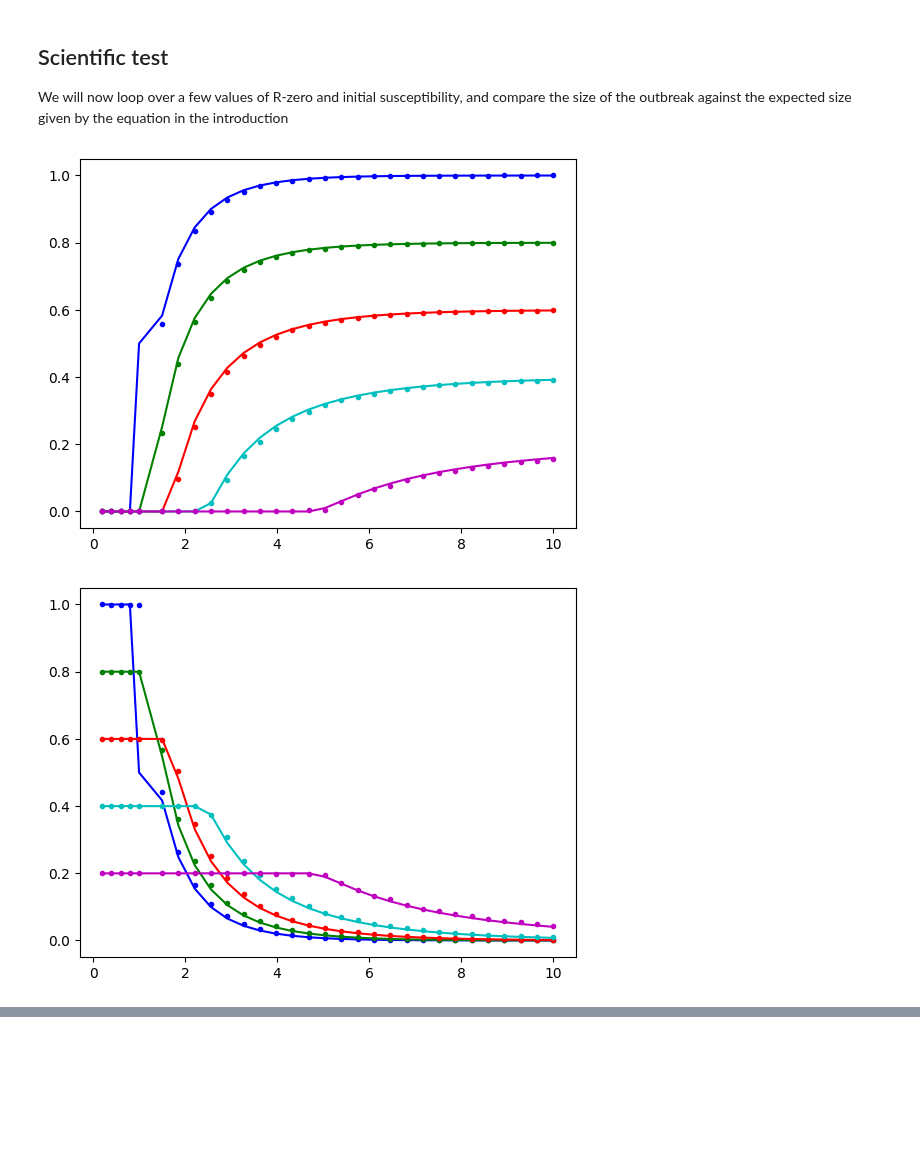
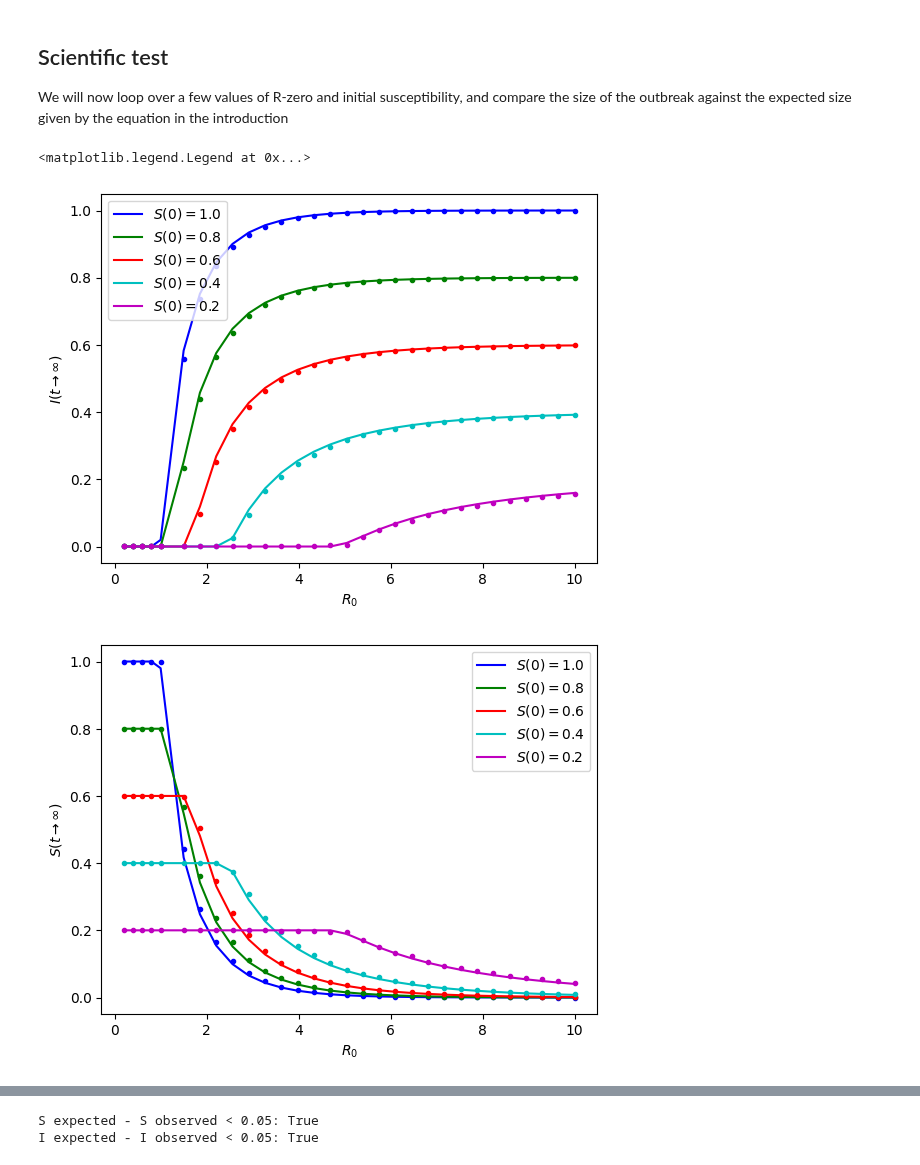
Before and after one commit to InstituteforDiseaseModeling/laser-generic, a Jupyter notebook: notebooks/SIR_nobirths_outbreak_size.ipynb, the cells around one changed output, grey strips where cells are left out. Saved outputs shown, nothing was run; the diff lists cells and outputs as text; code cells hidden in the pictures; blank space fills up the shorter version.

```diff
--- a/notebooks/SIR_nobirths_outbreak_size.ipynb
+++ b/notebooks/SIR_nobirths_outbreak_size.ipynb
@@ -123,9 +123,9 @@ R0s = np.concatenate((np.linspace(0.2, 1.0, 5), np.linspace(1.5, 10.0, 25)))
 S0s = [1.0, 0.8, 0.6, 0.4, 0.2]
 output = pd.DataFrame(list(itertools.product(R0s, S0s)), columns=["R0", "S0"])
 output["I_inf_exp"] = [
-    fsolve(KM_limit, 0.5 * (R0 * S0 >= 1), args=(R0, S0 -init_inf/population, init_inf / population))[0] for R0, S0 in zip(output["R0"], output["S0"])
+    fsolve(KM_limit, 0.5 * (R0 * S0 >= 1), args=(R0, S0 , init_inf / population))[0] for R0, S0 in zip(output["R0"], output["S0"])
 ]
-output["S_inf_exp"] = output["S0"]-init_inf/population - output["I_inf_exp"]
+output["S_inf_exp"] = output["S0"] - output["I_inf_exp"]
 output["I_inf_obs"] = np.nan
 output["S_inf_obs"] = np.nan
 
@@ -147,37 +147,52 @@ for index, row in output.iterrows():
     output.loc[index, "I_inf_obs"] = (np.sum(model.patches.incidence) +init_inf)/ population  #incidence doesn't count the imported infections
     output.loc[index, "S_inf_obs"] = model.patches.susceptibility[-1] / population
 # %%
-colors = itertools.cycle(["b", "g", "r", "c", "m", "y", "k"])
-for S0 in S0s:
-    condition = output["S0"] == S0
-    color = next(colors)
-    plt.plot(output[condition]["R0"], output[condition]["I_inf_exp"], label=f"Expected S0={S0}", color=color)
-    plt.plot(output[condition]["R0"], output[condition]["I_inf_obs"], ".", label=f"Observed S0={S0}", color=color)
 plt.figure()
 colors = itertools.cycle(["b", "g", "r", "c", "m", "y", "k"])
 for S0 in S0s:
     condition = output["S0"] == S0
     color = next(colors)
+    plt.plot(output[condition]["R0"], output[condition]["I_inf_exp"], color=color)
+    plt.plot(output[condition]["R0"], output[condition]["I_inf_obs"], ".", label='_nolegend_', color=color)
+plt.xlabel("$R_{0}$")
+plt.ylabel("$I(t \\rightarrow {\infty})$")
+plt.legend(["$S(0) = 1.0$", "$S(0)= 0.8$", "$S(0) = 0.6$", "$S(0) = 0.4$", "$S(0) = 0.2$"])
+plt.figure()
 
-    plt.plot(output[condition]["R0"], output[condition]["S_inf_exp"], label=f"Expected S0={S0}", color=color)
-    plt.plot(output[condition]["R0"], output[condition]["S_inf_obs"], ".", label=f"Observed S0={S0}", color=color)
+colors = itertools.cycle(["b", "g", "r", "c", "m", "y", "k"])
+for S0 in S0s:
+    condition = output["S0"] == S0
+    color = next(colors)
+
+    plt.plot(output[condition]["R0"], output[condition]["S_inf_exp"], color=color)
+    plt.plot(output[condition]["R0"], output[condition]["S_inf_obs"], ".", label="_nolegend_", color=color)
+plt.xlabel("$R_{0}$")
+plt.ylabel("$S(t \\rightarrow {\infty})$")
+plt.legend(["$S(0) = 1.0$", "$S(0)= 0.8$", "$S(0) = 0.6$", "$S(0) = 0.4$", "$S(0) = 0.2$"])
 
 plt.figure()
 colors = itertools.cycle(["b", "g", "r", "c", "m", "y", "k"])
 for S0 in S0s:
     condition = output["S0"] == S0
     color = next(colors)
 
     plt.plot(output[condition]["R0"]*S0, (output[condition]["I_inf_exp"] - output[condition]["I_inf_obs"]), ".", label=f"Observed S0={S0}", color=color)
+plt.xlabel("$R_{eff}(t=0)$")
+plt.ylabel("$I_{exp}(t \\rightarrow {\infty}) - I_{obs}(t \\rightarrow {\infty})$")
+plt.legend(["$S(0) = 1.0$", "$S(0)= 0.8$", "$S(0) = 0.6$", "$S(0) = 0.4$", "$S(0) = 0.2$"])
 
 plt.figure()
 colors = itertools.cycle(["b", "g", "r", "c", "m", "y", "k"])
 
 for S0 in S0s:
     condition = output["S0"] == S0
     color = next(colors)
 
     plt.plot(output[condition]["R0"]*S0, (output[condition]["S_inf_exp"] - output[condition]["S_inf_obs"]), ".", label=f"Observed S0={S0}", color=color)
+plt.xlabel("$R_{eff}(t=0)$")
+plt.ylabel("$S_{exp}(t \\rightarrow {\infty}) - S_{obs}(t \\rightarrow {\infty})$")
+plt.legend(["$S(0) = 1.0$", "$S(0)= 0.8$", "$S(0) = 0.6$", "$S(0) = 0.4$", "$S(0) = 0.2$"])
 # %% [output]
+<matplotlib.legend.Legend at 0x...>
-[figure, old version]
+[figure, new version]
-[figure, old version]
+[figure, new version]
@@ -185,0 +201,6 @@ for S0 in S0s:
+# %%
+print('S expected - S observed < 0.05: '+str( (np.isclose(output["S_inf_exp"], output["S_inf_obs"], atol=0.05)).all())) #Account for 1 timestep offset here
+print('I expected - I observed < 0.05: '+str( (np.isclose(output["I_inf_exp"], output["I_inf_obs"], atol=0.05)).all())) #Account for 1 timestep offset here
+# %% [output]
+S expected - S observed < 0.05: True
+I expected - I observed < 0.05: True
```
Also changed, not shown: parts of 1 cell of this notebook.
